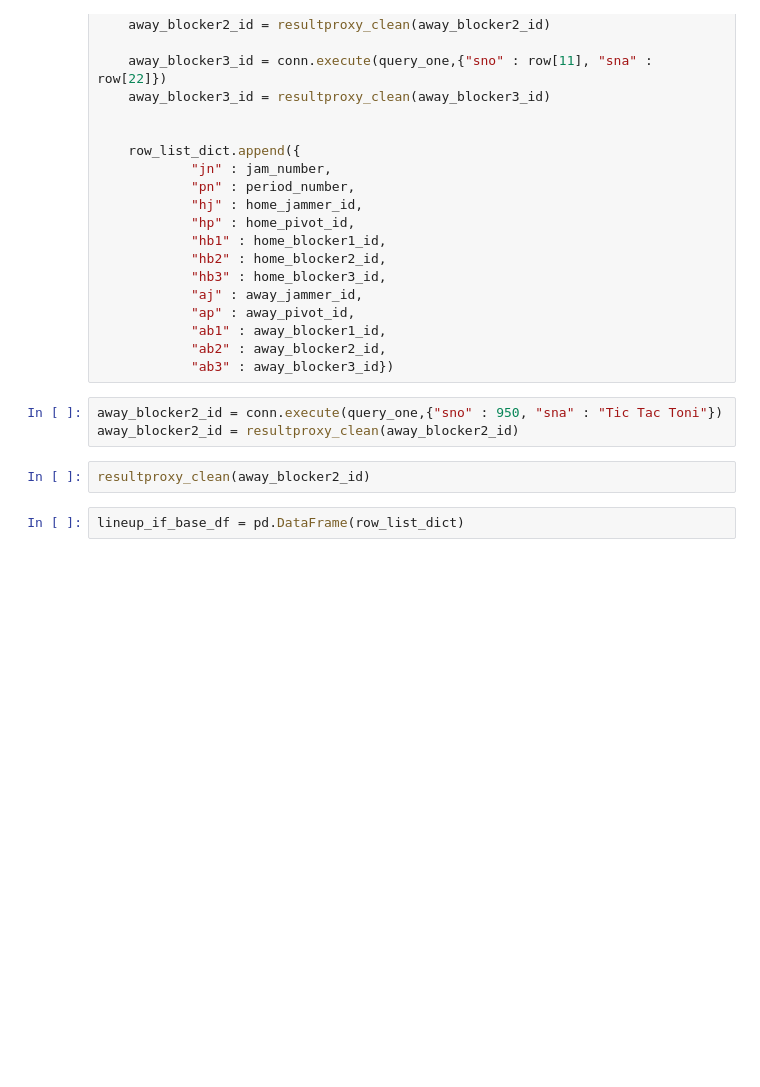
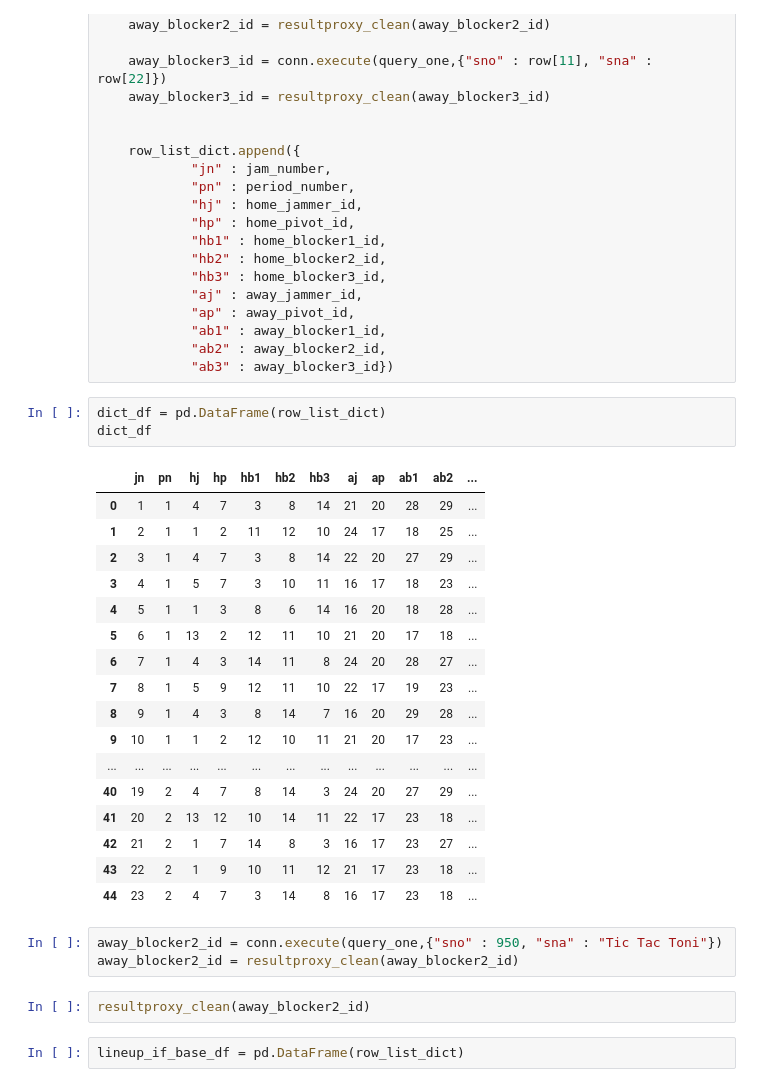
Before and after one commit to Jen-Dean/GGRD_DataBase, a Jupyter notebook: draft_notebooks/draft_creating_jams_table.ipynb, the cells around one changed output. Saved outputs shown, nothing was run; the diff lists cells and outputs as text; blank space fills up the shorter version.

```diff
--- a/draft_notebooks/draft_creating_jams_table.ipynb
+++ b/draft_notebooks/draft_creating_jams_table.ipynb
@@ -387,6 +387,27 @@ for row in lineup_df.itertuples():
             "ab1" : away_blocker1_id,
             "ab2" : away_blocker2_id,
             "ab3" : away_blocker3_id})
+# %%
+dict_df = pd.DataFrame(row_list_dict)
+dict_df
+# %% [output]
+|  | jn | pn | hj | hp | hb1 | hb2 | hb3 | aj | ap | ab1 | ab2 | ... |
+| 0 | 1 | 1 | 4 | 7 | 3 | 8 | 14 | 21 | 20 | 28 | 29 | ... |
+| 1 | 2 | 1 | 1 | 2 | 11 | 12 | 10 | 24 | 17 | 18 | 25 | ... |
+| 2 | 3 | 1 | 4 | 7 | 3 | 8 | 14 | 22 | 20 | 27 | 29 | ... |
+| 3 | 4 | 1 | 5 | 7 | 3 | 10 | 11 | 16 | 17 | 18 | 23 | ... |
+| 4 | 5 | 1 | 1 | 3 | 8 | 6 | 14 | 16 | 20 | 18 | 28 | ... |
+| 5 | 6 | 1 | 13 | 2 | 12 | 11 | 10 | 21 | 20 | 17 | 18 | ... |
+| 6 | 7 | 1 | 4 | 3 | 14 | 11 | 8 | 24 | 20 | 28 | 27 | ... |
+| 7 | 8 | 1 | 5 | 9 | 12 | 11 | 10 | 22 | 17 | 19 | 23 | ... |
+| 8 | 9 | 1 | 4 | 3 | 8 | 14 | 7 | 16 | 20 | 29 | 28 | ... |
+| 9 | 10 | 1 | 1 | 2 | 12 | 10 | 11 | 21 | 20 | 17 | 23 | ... |
+| ... | ... | ... | ... | ... | ... | ... | ... | ... | ... | ... | ... | ... |
+| 40 | 19 | 2 | 4 | 7 | 8 | 14 | 3 | 24 | 20 | 27 | 29 | ... |
+| 41 | 20 | 2 | 13 | 12 | 10 | 14 | 11 | 22 | 17 | 23 | 18 | ... |
+| 42 | 21 | 2 | 1 | 7 | 14 | 8 | 3 | 16 | 17 | 23 | 27 | ... |
+| 43 | 22 | 2 | 1 | 9 | 10 | 11 | 12 | 21 | 17 | 23 | 18 | ... |
+| 44 | 23 | 2 | 4 | 7 | 3 | 14 | 8 | 16 | 17 | 23 | 18 | ... |
 # %%
 away_blocker2_id = conn.execute(query_one,{"sno" : 950, "sna" : "Tic Tac Toni"})
 away_blocker2_id = resultproxy_clean(away_blocker2_id)
```
